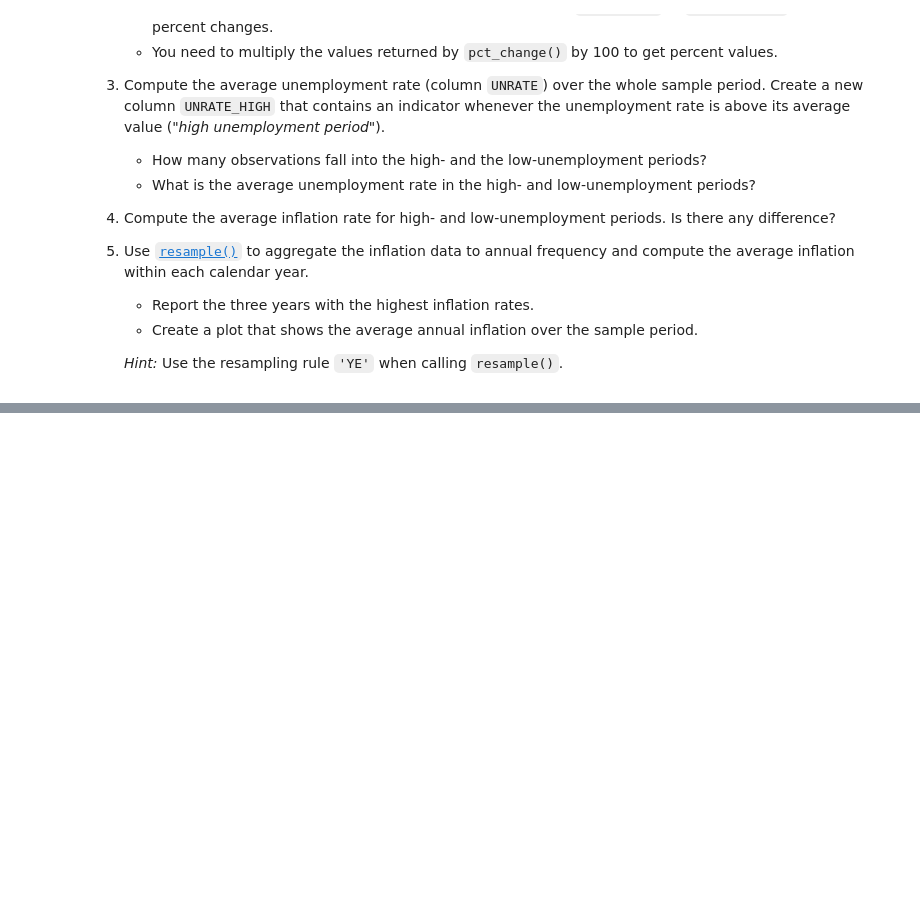
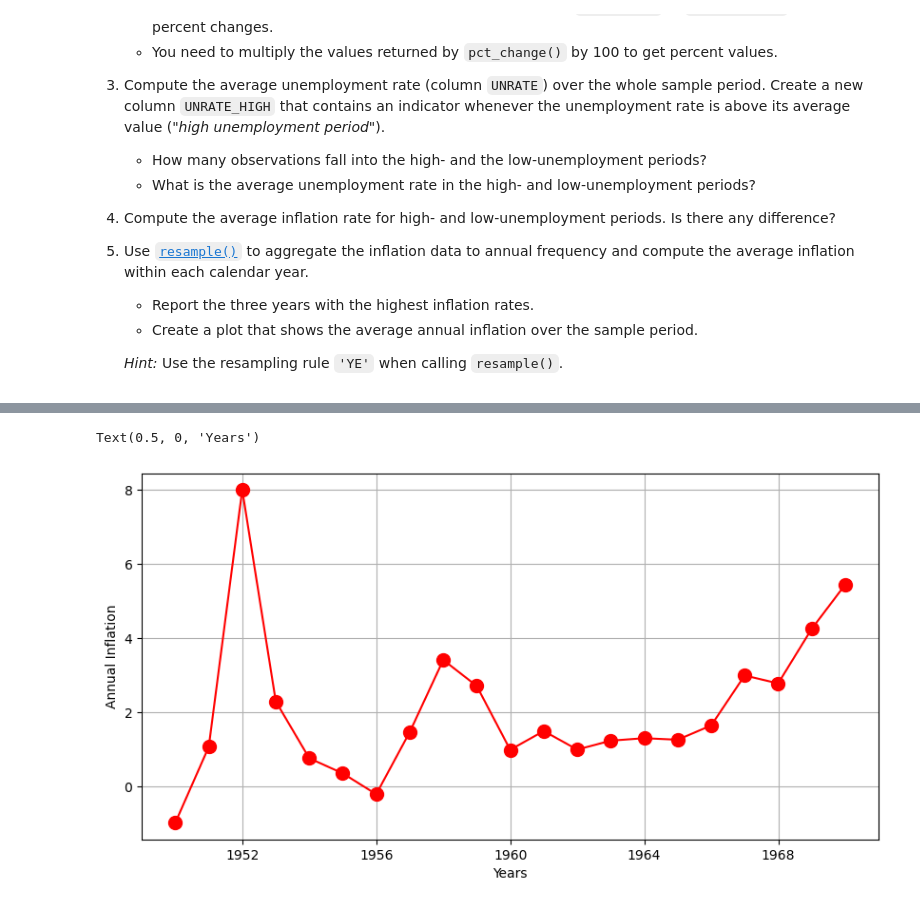
Before and after one commit to David01-234/TECH2-H25, a Jupyter notebook: workshops/workshop4/workshop4-DCL.ipynb, the cells around one changed output, grey strips where cells are left out. Saved outputs shown, nothing was run; the diff lists cells and outputs as text; code cells hidden in the pictures; blank space fills up the shorter version.

```diff
--- a/workshops/workshop4/workshop4-DCL.ipynb
+++ b/workshops/workshop4/workshop4-DCL.ipynb
@@ -149,0 +220,6 @@ The data set starts in 1948 and contains observations for a total of 864 months.
+# %%
+US_subset['Inflation'] = US_subset['CPI'].pct_change(periods=12) * 100
+
+#US_subset['Inflation'] = US_subset['Inflation'].dropna()
+
+US_subset['Inflation']
@@ -149,0 +239,10 @@ The data set starts in 1948 and contains observations for a total of 864 months.
+# %%
+US_UNRATE_AVG = US_subset['UNRATE'].mean()
+US_subset['UNRATE_HIGH'] = (US_subset['UNRATE'] > US_UNRATE_AVG).astype(int)
+US_subset['UNRATE_LOW'] = (US_subset['UNRATE'] <= US_UNRATE_AVG).astype(int)
+
+High_Inflation_Rate = US_subset['UNRATE_HIGH'].sum()
+Low_Inflation_Rate = US_subset['UNRATE_LOW'].sum()
+
+High_AVG = US_subset.loc[US_subset['UNRATE_HIGH'] == 1, 'UNRATE'].mean()
+Low_AVG = US_subset.loc[US_subset['UNRATE_LOW'] == 1, 'UNRATE'].mean()
@@ -149,0 +252,4 @@ The data set starts in 1948 and contains observations for a total of 864 months.
+# %%
+US_subset['Date'] = pd.to_datetime(US_subset[['Year','Month']].assign(DAY=1))
+US_subset.set_index('Date', inplace=True)
+US_subset
@@ -149,0 +271,14 @@ The data set starts in 1948 and contains observations for a total of 864 months.
+# %%
+Annual_Inflation = US_subset['Inflation'].resample('YE').mean().dropna()
+
+top_3 = Annual_Inflation.sort_values(ascending=False).head(3)
+# %%
+import matplotlib.pyplot as plt
+plt.figure(figsize=(10, 5))
+plt.plot(Annual_Inflation.index,Annual_Inflation.values, marker='o',markersize ='10', color = 'Red')
+plt.grid()
+plt.ylabel('Annual Inflation')
+plt.xlabel('Years')
+# %% [output]
+Text(0.5, 0, 'Years')
+[figure, added]
```
Also changed, not shown: parts of 12 cells of this notebook, 1 other file.
